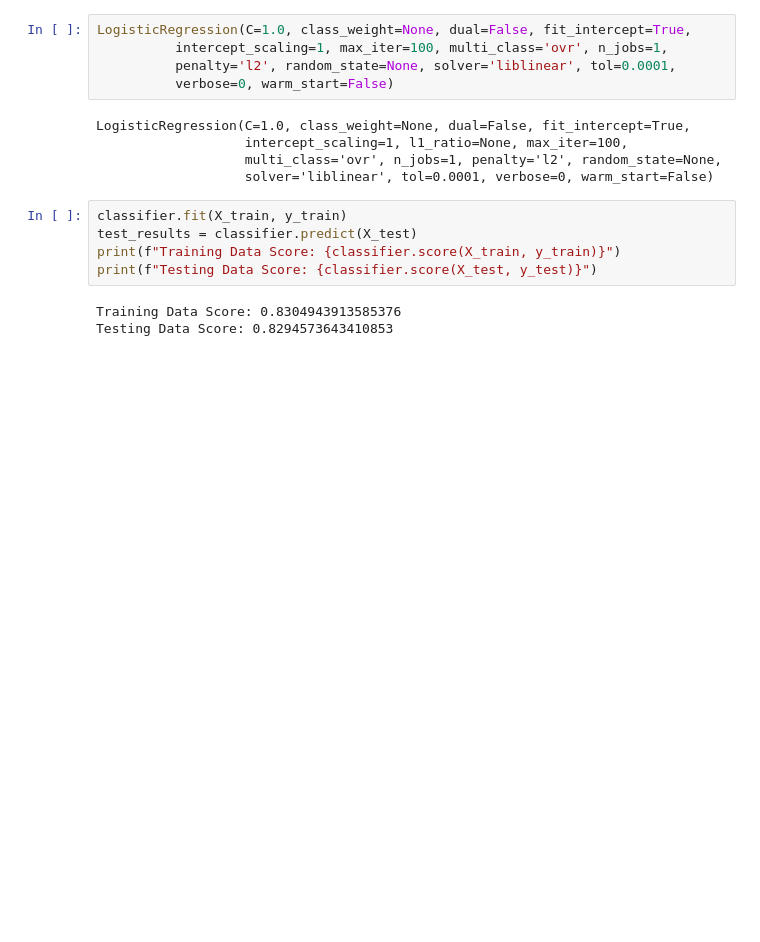
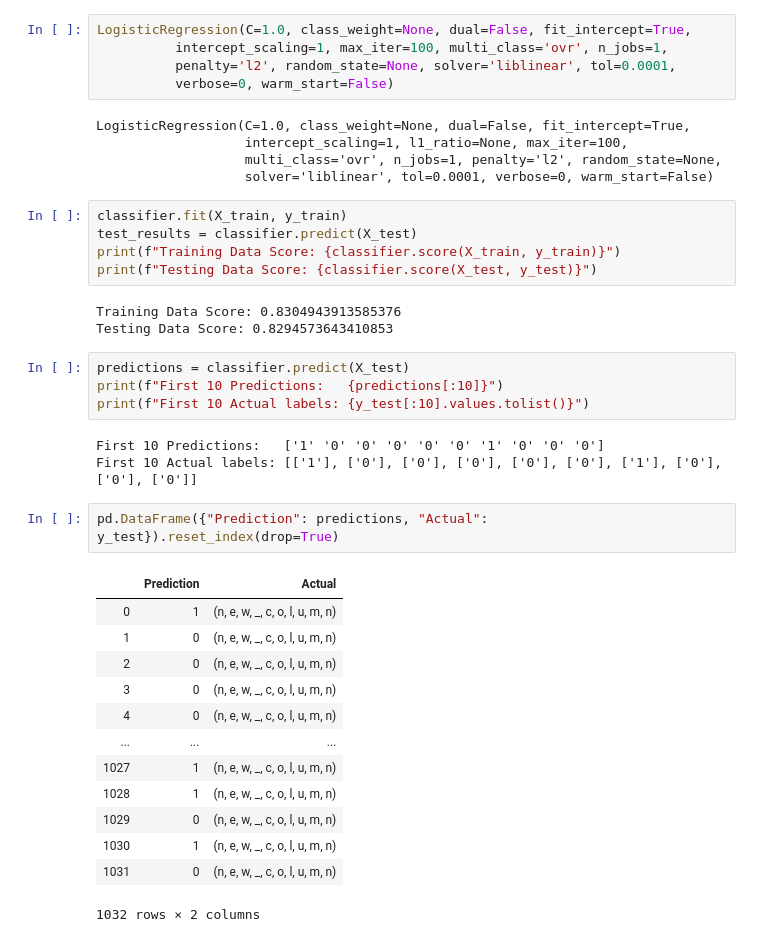
Before and after one commit to qphm/ufc-ml, a Jupyter notebook: model.ipynb, the cells around one changed output. Drawn from its saved outputs; the diff is of its cells as text; blank space fills up the shorter version.

```diff
--- a/model.ipynb
+++ b/model.ipynb
@@ -172,3 +172,26 @@ print(f"Testing Data Score: {classifier.score(X_test, y_test)}")
 # %% [output]
 Training Data Score: 0.8304943913585376
 Testing Data Score: 0.8294573643410853
+# %%
+predictions = classifier.predict(X_test)
+print(f"First 10 Predictions:   {predictions[:10]}")
+print(f"First 10 Actual labels: {y_test[:10].values.tolist()}")
+# %% [output]
+First 10 Predictions:   ['1' '0' '0' '0' '0' '0' '1' '0' '0' '0']
+First 10 Actual labels: [['1'], ['0'], ['0'], ['0'], ['0'], ['0'], ['1'], ['0'], ['0'], ['0']]
+# %%
+pd.DataFrame({"Prediction": predictions, "Actual": y_test}).reset_index(drop=True)
+# %% [output]
+|  | Prediction | Actual |
+| 0 | 1 | (n, e, w, _, c, o, l, u, m, n) |
+| 1 | 0 | (n, e, w, _, c, o, l, u, m, n) |
+| 2 | 0 | (n, e, w, _, c, o, l, u, m, n) |
+| 3 | 0 | (n, e, w, _, c, o, l, u, m, n) |
+| 4 | 0 | (n, e, w, _, c, o, l, u, m, n) |
+| ... | ... | ... |
+| 1027 | 1 | (n, e, w, _, c, o, l, u, m, n) |
+| 1028 | 1 | (n, e, w, _, c, o, l, u, m, n) |
+| 1029 | 0 | (n, e, w, _, c, o, l, u, m, n) |
+| 1030 | 1 | (n, e, w, _, c, o, l, u, m, n) |
+| 1031 | 0 | (n, e, w, _, c, o, l, u, m, n) |
+1032 rows × 2 columns
```
